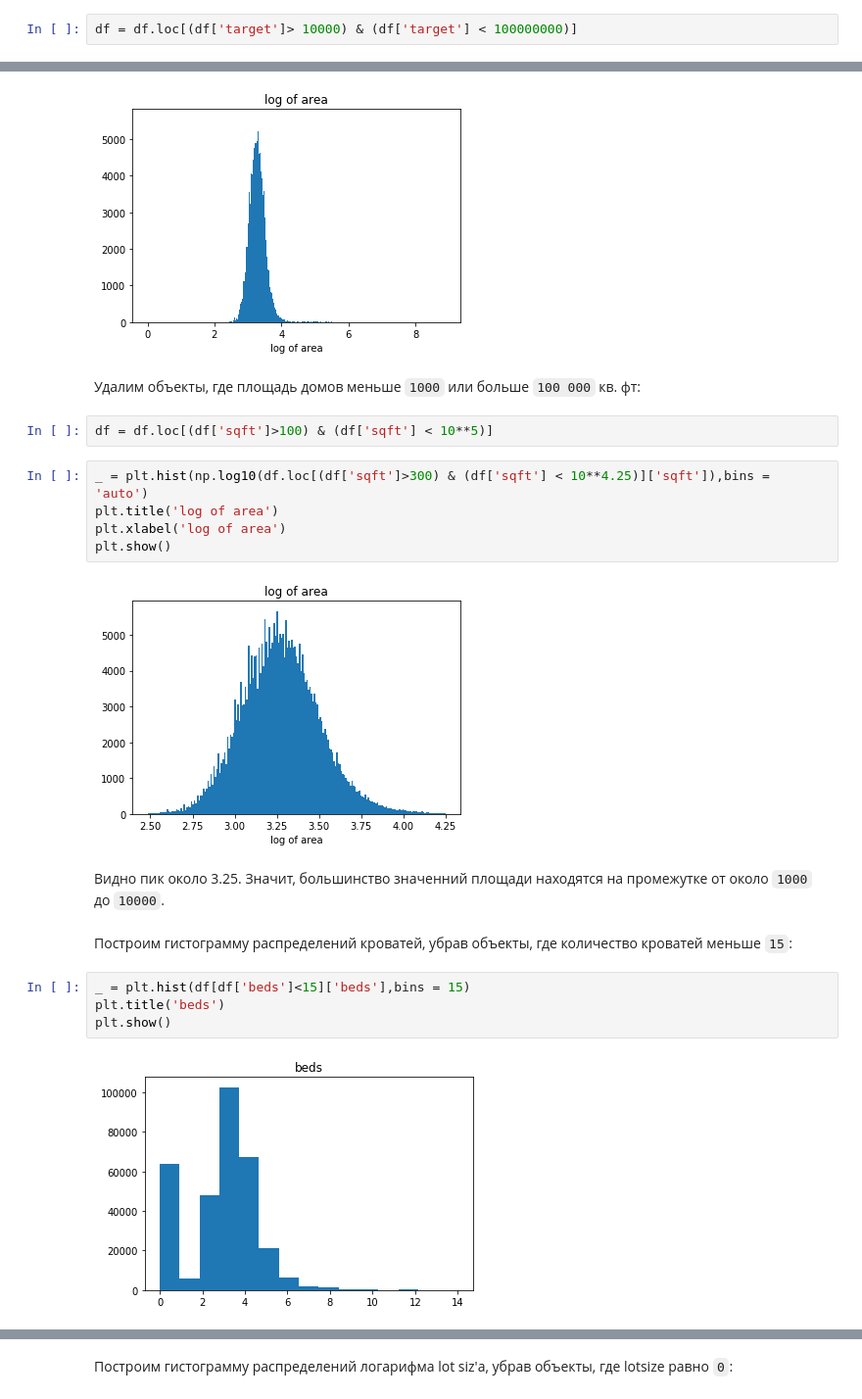
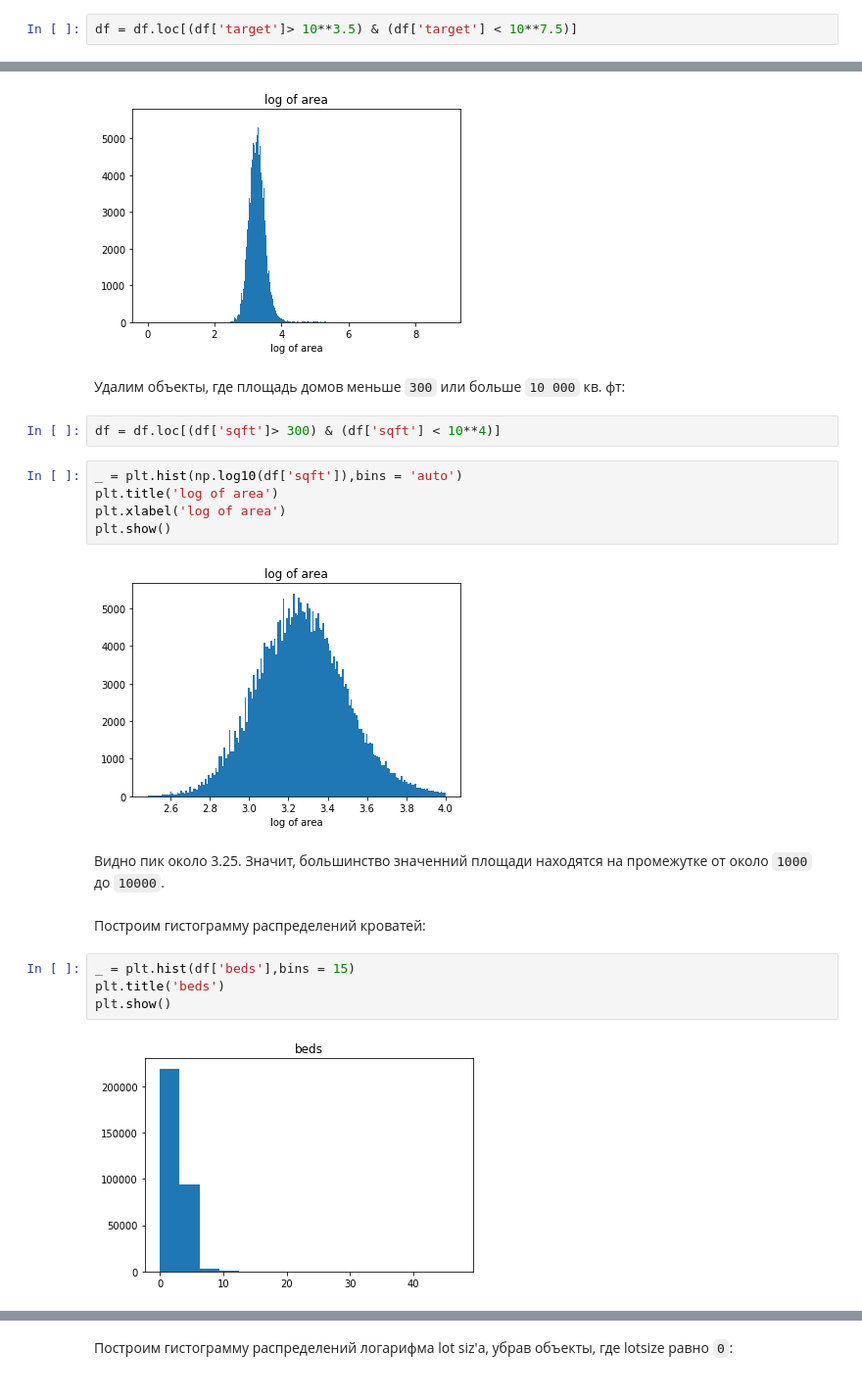
Before and after one commit to AndruKP/house-prices-prediction, a Jupyter notebook: house_prices_prediction.ipynb, the cells around one changed output, grey strips where cells are left out. Shown at 98% size. Cells and saved outputs as stored; diff of their text form.

````diff
--- a/house_prices_prediction.ipynb
+++ b/house_prices_prediction.ipynb
@@ -516,7 +516,7 @@ plt.show()
 # %% [markdown]
 Удалим объекты, где стоимость домов меньше ```1000$``` или больше ```100 000 000$```:
 # %%
-df = df.loc[(df['target']> 10000) & (df['target'] < 100000000)]
+df = df.loc[(df['target']> 10**3.5) & (df['target'] < 10**7.5)]
 # %%
 _ = plt.hist(np.log10(df['target']),bins = 'auto')
 plt.title('log of target')
@@ -534,23 +534,23 @@ plt.show()
 # %% [output]
 [figure]
 # %% [markdown]
-Удалим объекты, где площадь домов меньше ```1000``` или больше ```100 000``` кв. фт:
+Удалим объекты, где площадь домов меньше ```300``` или больше ```10 000``` кв. фт:
 # %%
-df = df.loc[(df['sqft']>100) & (df['sqft'] < 10**5)]
+df = df.loc[(df['sqft']> 300) & (df['sqft'] < 10**4)]
 # %%
-_ = plt.hist(np.log10(df.loc[(df['sqft']>300) & (df['sqft'] < 10**4.25)]['sqft']),bins = 'auto')
+_ = plt.hist(np.log10(df['sqft']),bins = 'auto')
 plt.title('log of area')
 plt.xlabel('log of area')
 plt.show()
 # %% [output]
-[figure, old version]
+[figure, new version]
 # %% [markdown]
 Видно пик около 3.25. Значит, большинство значенний площади находятся на промежутке от около ```1000``` до ```10000```.
 # %% [markdown]
-Построим гистограмму распределений кроватей, убрав объекты, где количество кроватей меньше ```15```:
+Построим гистограмму распределений кроватей:
 # %%
-_ = plt.hist(df[df['beds']<15]['beds'],bins = 15)
+_ = plt.hist(df['beds'],bins = 15)
 plt.title('beds')
 plt.show()
 # %% [output]
-[figure, old version]
+[figure, new version]
````
Also changed, not shown: parts of 81 cells of this notebook.
